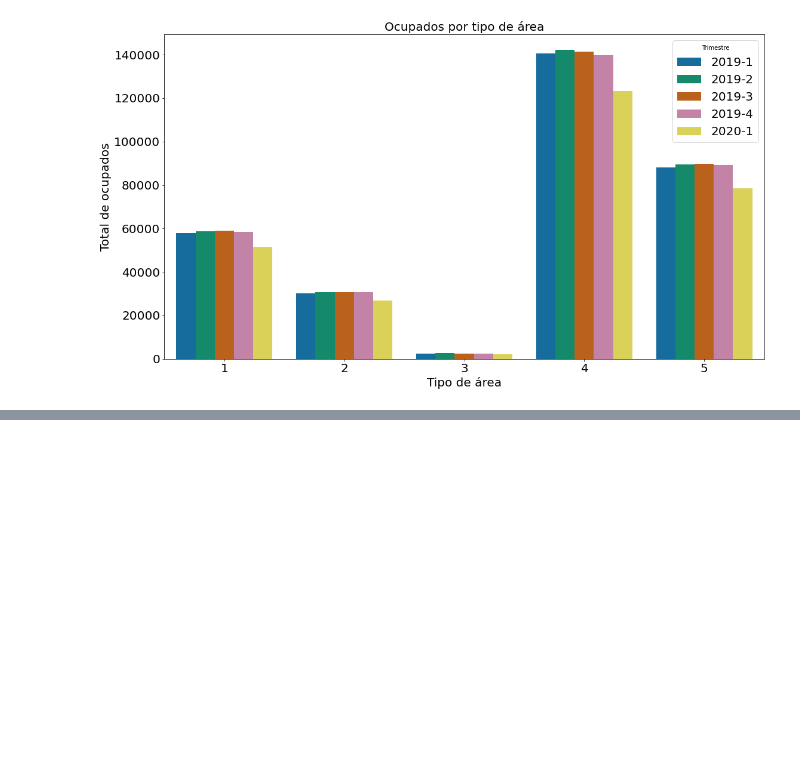
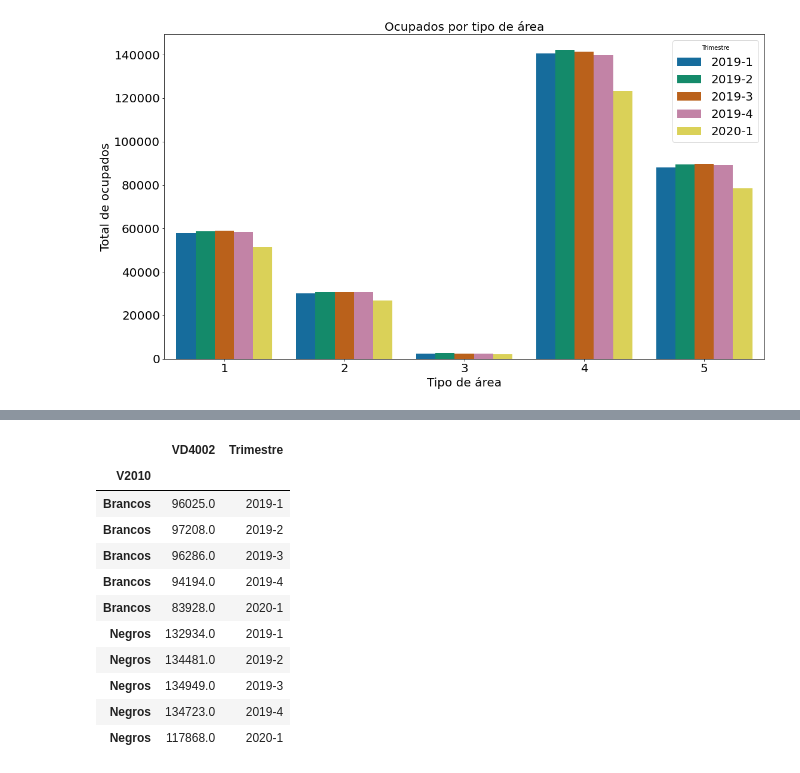
Before and after one commit to martimallow/CovidDataAnalytics, a Jupyter notebook: #6.ipynb, the cells around one changed output, grey strips where cells are left out. Saved outputs shown, nothing was run; the diff lists cells and outputs as text; code cells hidden in the pictures; blank space fills up the shorter version.

```diff
--- a/#6.ipynb
+++ b/#6.ipynb
@@ -320,0 +406,18 @@ plt.show()
+# %%
+#Selecionando apenas negros e brancos
+bw = [raca[raca.index == 1], negros]
+black_white = pd.concat(bw).rename(index={1 : 'Brancos', 6 : 'Negros'})
+black_white
+# %% [output]
+|  | VD4002 | Trimestre |
+| V2010 |  |  |
+| Brancos | 96025.0 | 2019-1 |
+| Brancos | 97208.0 | 2019-2 |
+| Brancos | 96286.0 | 2019-3 |
+| Brancos | 94194.0 | 2019-4 |
+| Brancos | 83928.0 | 2020-1 |
+| Negros | 132934.0 | 2019-1 |
+| Negros | 134481.0 | 2019-2 |
+| Negros | 134949.0 | 2019-3 |
+| Negros | 134723.0 | 2019-4 |
+| Negros | 117868.0 | 2020-1 |
```
Also changed, not shown: parts of 13 cells of this notebook.
